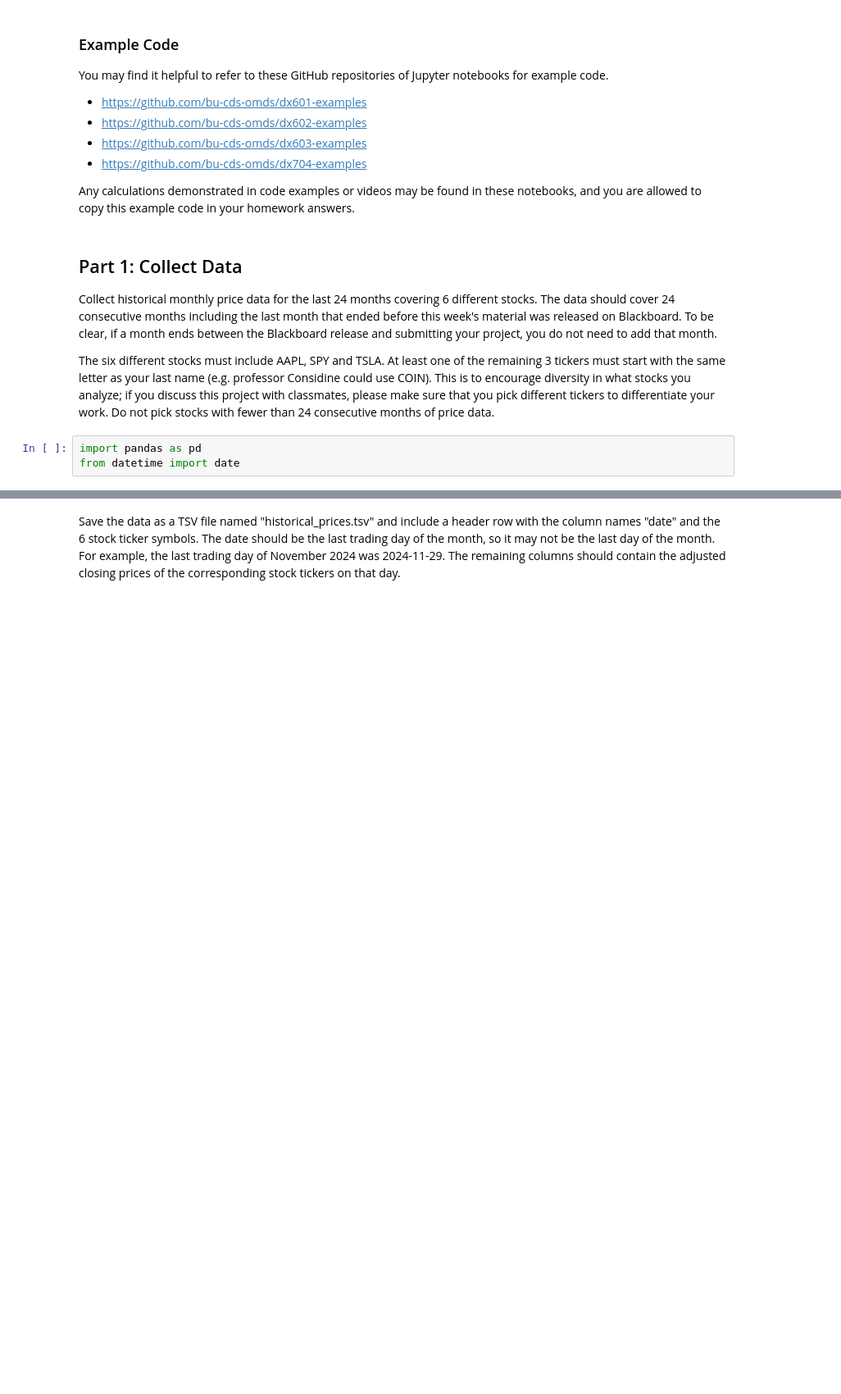
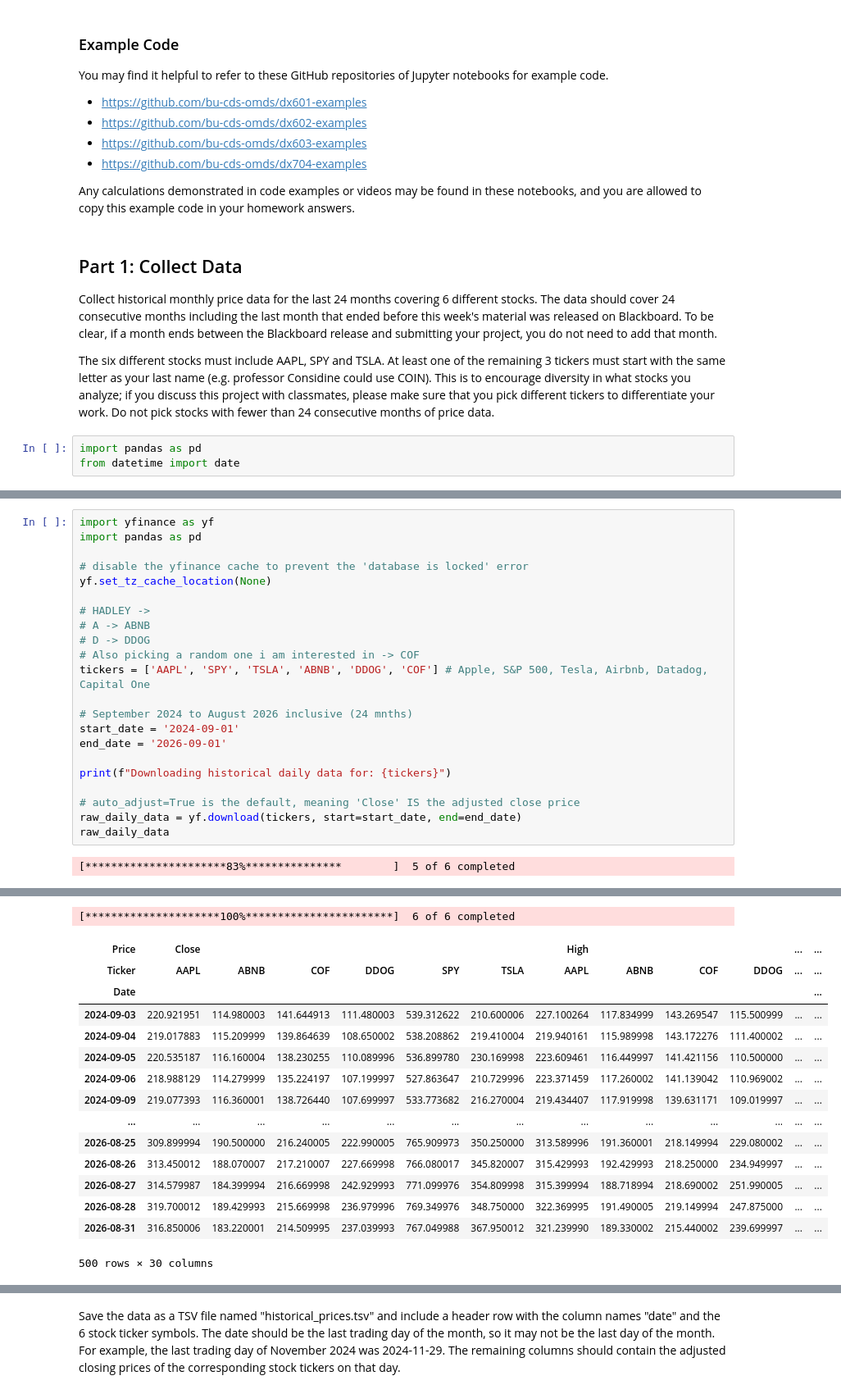
Before and after one commit to calebhadley1/AI_in_the_Field_Coursework, a Jupyter notebook: Week 1/dx704-project-01.ipynb, the cells around one changed output, grey strips where cells are left out. Shown at 82% size. Drawn from its saved outputs; the diff is of its cells as text; blank space fills up the shorter version.

Commit message:
prep data

```diff
--- a/Week 1/dx704-project-01.ipynb
+++ b/Week 1/dx704-project-01.ipynb
@@ -229,0 +42,24 @@ price_df
+# %%
+import yfinance as yf
+import pandas as pd
+
+# disable the yfinance cache to prevent the 'database is locked' error
+yf.set_tz_cache_location(None)
+
+# HADLEY ->
+# A -> ABNB
+# D -> DDOG
+# Also picking a random one i am interested in -> COF
+tickers = ['AAPL', 'SPY', 'TSLA', 'ABNB', 'DDOG', 'COF'] # Apple, S&P 500, Tesla, Airbnb, Datadog, Capital One
+
+# September 2024 to August 2026 inclusive (24 mnths)
+start_date = '2024-09-01'
+end_date = '2026-09-01'
+
+print(f"Downloading historical daily data for: {tickers}")
+
+# auto_adjust=True is the default, meaning 'Close' IS the adjusted close price
+raw_daily_data = yf.download(tickers, start=start_date, end=end_date)
+raw_daily_data
+# %% [output]
+[**********************83%***************        ]  5 of 6 completed
@@ -229,0 +67,16 @@ price_df
+[*********************100%***********************]  6 of 6 completed
+| Price | Close |  |  |  |  |  | High |  |  |  | ... | ... |
+| Ticker | AAPL | ABNB | COF | DDOG | SPY | TSLA | AAPL | ABNB | COF | DDOG | ... | ... |
+| Date |  |  |  |  |  |  |  |  |  |  |  | ... |
+| 2024-09-03 | 220.921951 | 114.980003 | 141.644913 | 111.480003 | 539.312622 | 210.600006 | 227.100264 | 117.834999 | 143.269547 | 115.500999 | ... | ... |
+| 2024-09-04 | 219.017883 | 115.209999 | 139.864639 | 108.650002 | 538.208862 | 219.410004 | 219.940161 | 115.989998 | 143.172276 | 111.400002 | ... | ... |
+| 2024-09-05 | 220.535187 | 116.160004 | 138.230255 | 110.089996 | 536.899780 | 230.169998 | 223.609461 | 116.449997 | 141.421156 | 110.500000 | ... | ... |
+| 2024-09-06 | 218.988129 | 114.279999 | 135.224197 | 107.199997 | 527.863647 | 210.729996 | 223.371459 | 117.260002 | 141.139042 | 110.969002 | ... | ... |
+| 2024-09-09 | 219.077393 | 116.360001 | 138.726440 | 107.699997 | 533.773682 | 216.270004 | 219.434407 | 117.919998 | 139.631171 | 109.019997 | ... | ... |
+| ... | ... | ... | ... | ... | ... | ... | ... | ... | ... | ... | ... | ... |
+| 2026-08-25 | 309.899994 | 190.500000 | 216.240005 | 222.990005 | 765.909973 | 350.250000 | 313.589996 | 191.360001 | 218.149994 | 229.080002 | ... | ... |
+| 2026-08-26 | 313.450012 | 188.070007 | 217.210007 | 227.669998 | 766.080017 | 345.820007 | 315.429993 | 192.429993 | 218.250000 | 234.949997 | ... | ... |
+| 2026-08-27 | 314.579987 | 184.399994 | 216.669998 | 242.929993 | 771.099976 | 354.809998 | 315.399994 | 188.718994 | 218.690002 | 251.990005 | ... | ... |
+| 2026-08-28 | 319.700012 | 189.429993 | 215.669998 | 236.979996 | 769.349976 | 348.750000 | 322.369995 | 191.490005 | 219.149994 | 247.875000 | ... | ... |
+| 2026-08-31 | 316.850006 | 183.220001 | 214.509995 | 237.039993 | 767.049988 | 367.950012 | 321.239990 | 189.330002 | 215.440002 | 239.699997 | ... | ... |
+500 rows × 30 columns
```
Also changed, not shown: parts of 20 cells of this notebook, 1 other file.
